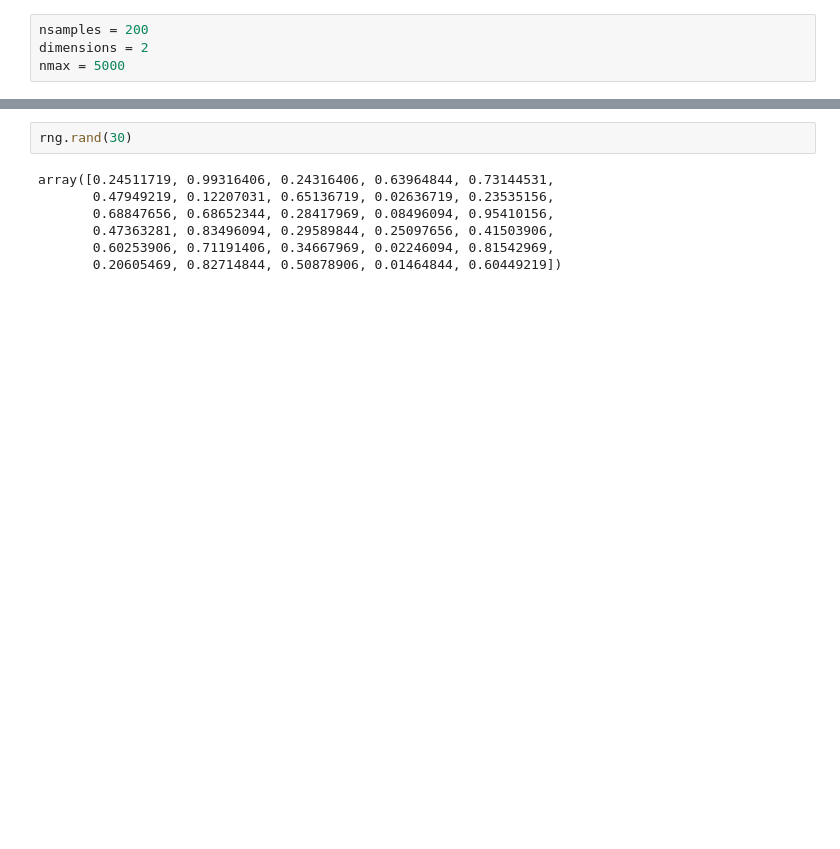
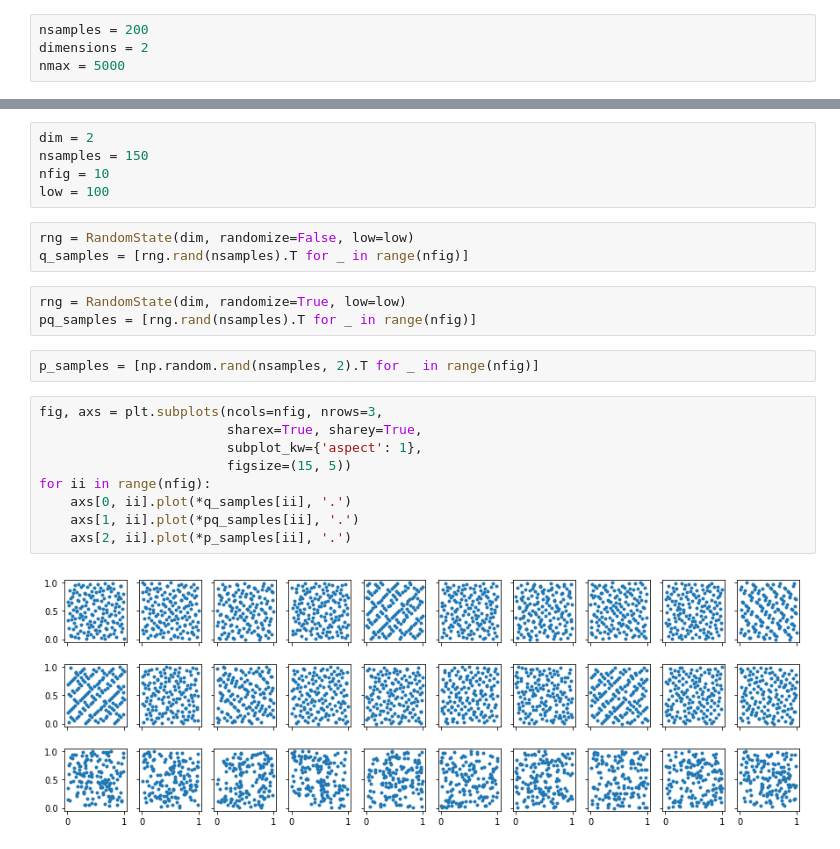
Before and after one commit to flokno/python_recipes, a Jupyter notebook: mathematics/sobol/generate_sobol.ipynb, the cells around one changed output, grey strips where cells are left out. Drawn from its saved outputs; the diff is of its cells as text; blank space fills up the shorter version.

Commit message:
QuasiRandomState -> RandomState plus simplification

```diff
--- a/mathematics/sobol/generate_sobol.ipynb
+++ b/mathematics/sobol/generate_sobol.ipynb
@@ -22,9 +20,24 @@ rng = QuasiRandomState(30)
-# %%
-rng.rand(30)
-# %% [output]
-array([0.24511719, 0.99316406, 0.24316406, 0.63964844, 0.73144531,
-       0.47949219, 0.12207031, 0.65136719, 0.02636719, 0.23535156,
-       0.68847656, 0.68652344, 0.28417969, 0.08496094, 0.95410156,
-       0.47363281, 0.83496094, 0.29589844, 0.25097656, 0.41503906,
-       0.60253906, 0.71191406, 0.34667969, 0.02246094, 0.81542969,
-       0.20605469, 0.82714844, 0.50878906, 0.01464844, 0.60449219])
+# %%
+dim = 2
+nsamples = 150
+nfig = 10
+low = 100
+# %%
+rng = RandomState(dim, randomize=False, low=low)
+q_samples = [rng.rand(nsamples).T for _ in range(nfig)]
+# %%
+rng = RandomState(dim, randomize=True, low=low)
+pq_samples = [rng.rand(nsamples).T for _ in range(nfig)]
+# %%
+p_samples = [np.random.rand(nsamples, 2).T for _ in range(nfig)]
+# %%
+fig, axs = plt.subplots(ncols=nfig, nrows=3,
+                        sharex=True, sharey=True,
+                        subplot_kw={'aspect': 1},
+                        figsize=(15, 5))
+for ii in range(nfig):
+    axs[0, ii].plot(*q_samples[ii], '.')
+    axs[1, ii].plot(*pq_samples[ii], '.')
+    axs[2, ii].plot(*p_samples[ii], '.')
+# %% [output]
+[figure, added]
```
Also changed, not shown: parts of 3 cells of this notebook, 1 other file.
